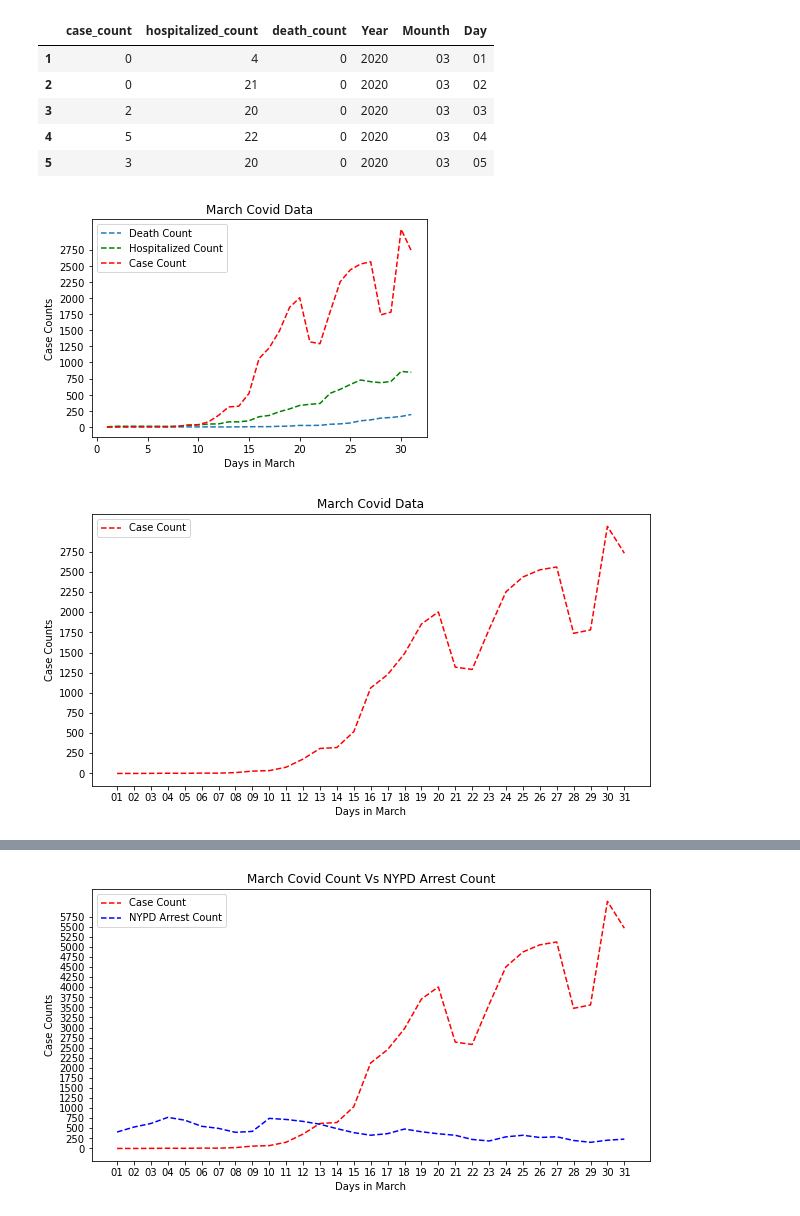
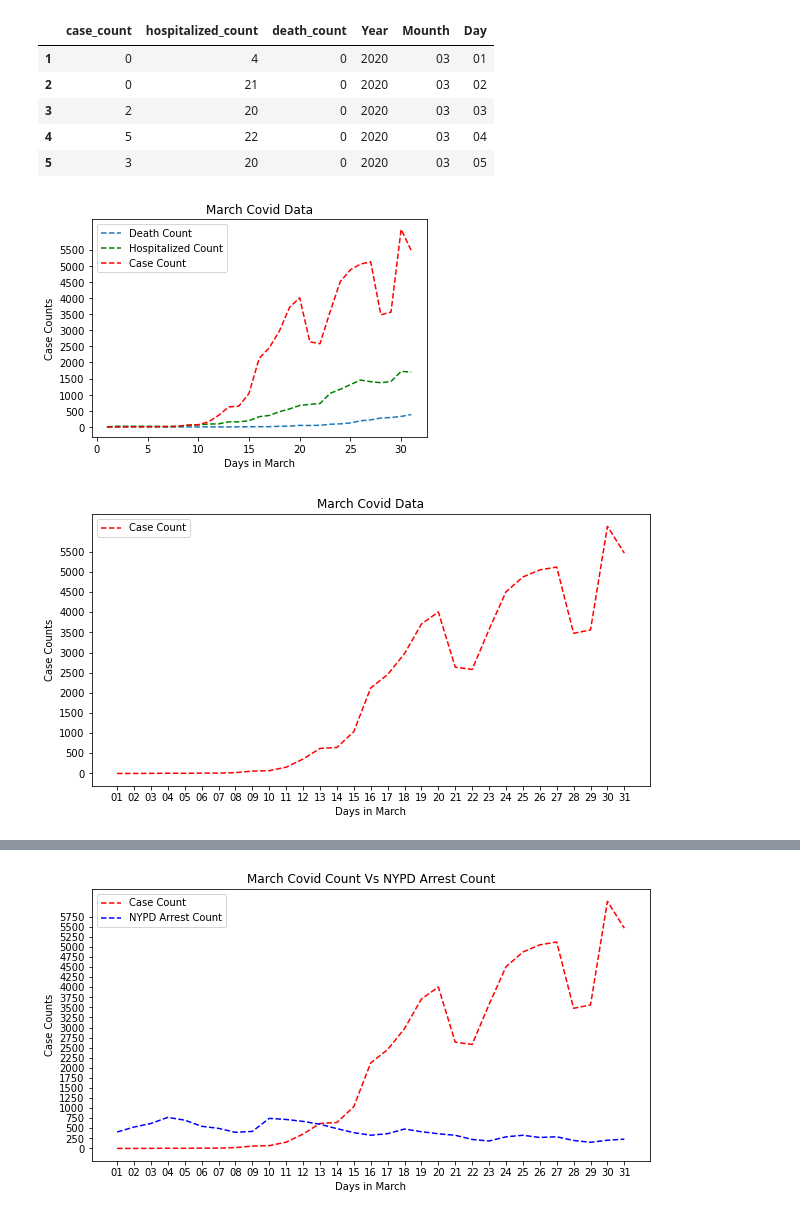
Before and after one commit to cesar3963/Covid-Vs-NYPD-Crime-, a Jupyter notebook: Covid Count Vs NYPD Arrest Count.ipynb, the cells around one changed output, grey strips where cells are left out. Drawn from its saved outputs; the diff is of its cells as text; code cells hidden in the pictures.

```diff
--- a/Covid Count Vs NYPD Arrest Count.ipynb
+++ b/Covid Count Vs NYPD Arrest Count.ipynb
@@ -80,27 +80,27 @@ march_covid_data.head()
 # %%
 
 labels = march_covid_data["Day"].astype('int')
 
 case_count = march_covid_data["case_count"].astype('int')
 hospitalized_count = march_covid_data["hospitalized_count"].astype('int')
 death_count = march_covid_data["death_count"].astype('int')
 
 
 
 plt.plot(labels,death_count, "--", label="Death Count")
 plt.plot(labels,hospitalized_count, "g--", label="Hospitalized Count")
 plt.plot(labels,case_count, "r--", label="Case Count")
 
-plt.yticks(np.arange(0,6000,500),np.arange(0,6000,250))
+plt.yticks(np.arange(0,6000,500),np.arange(0,6000,500))
 
 plt.title("March Covid Data")
 plt.xlabel("Days in March")
 plt.ylabel("Case Counts")
 plt.legend()
 
 plt.show()
 # %% [output]
-[figure, old version]
+[figure, new version]
 # %%
 labels = march_covid_data["Day"]
 case_count = march_covid_data["case_count"].astype('int')
@@ -108,7 +108,7 @@ case_count = march_covid_data["case_count"].astype('int')
 plt.figure(figsize=(10,5))
 plt.plot(labels,case_count, "r--", label="Case Count")
 
-plt.yticks(np.arange(0,6000,500),np.arange(0,6000,250))
+plt.yticks(np.arange(0,6000,500),np.arange(0,6000,500))
 
 plt.title("March Covid Data")
 plt.xlabel("Days in March")
@@ -117,7 +117,7 @@ plt.legend()
 
 plt.show()
 # %% [output]
-[figure, old version]
+[figure, new version]
 # %%
 data = "resources/NYPD_Arrest_Data__Year_to_Date_.csv"
 nypd_data = pd.read_csv(data)
```
Also changed, not shown: parts of 11 cells of this notebook.
